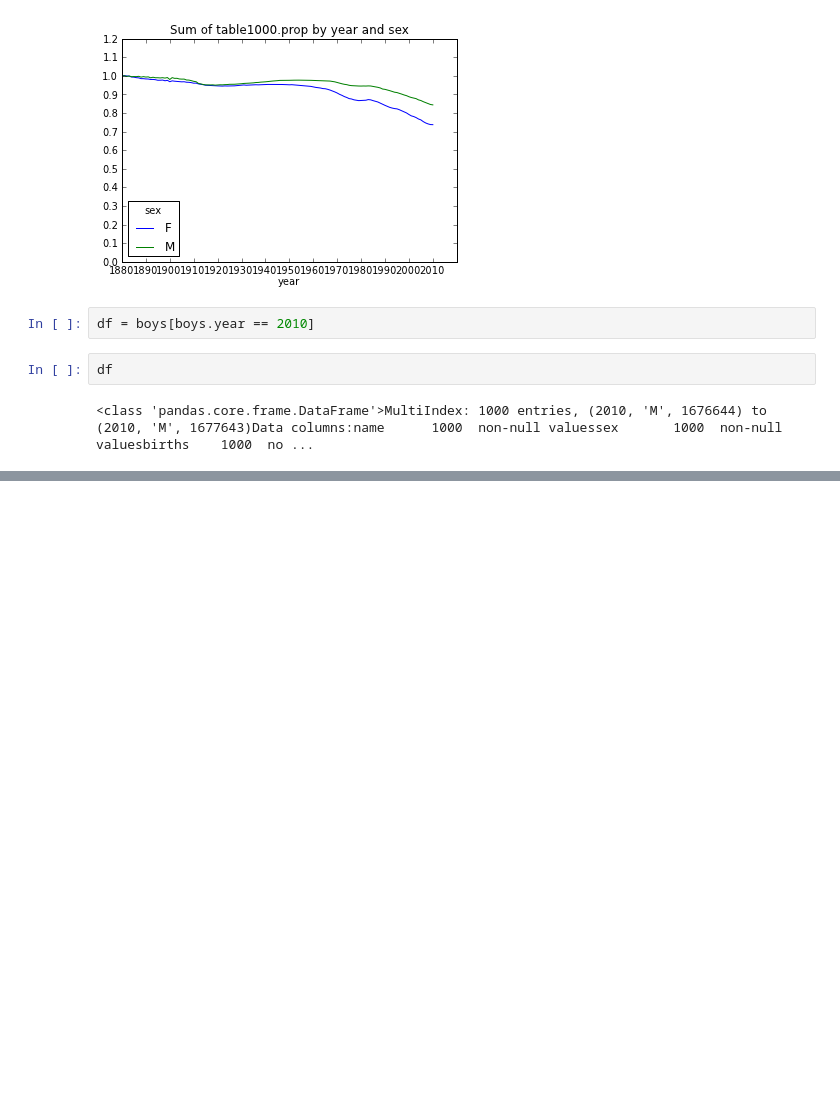
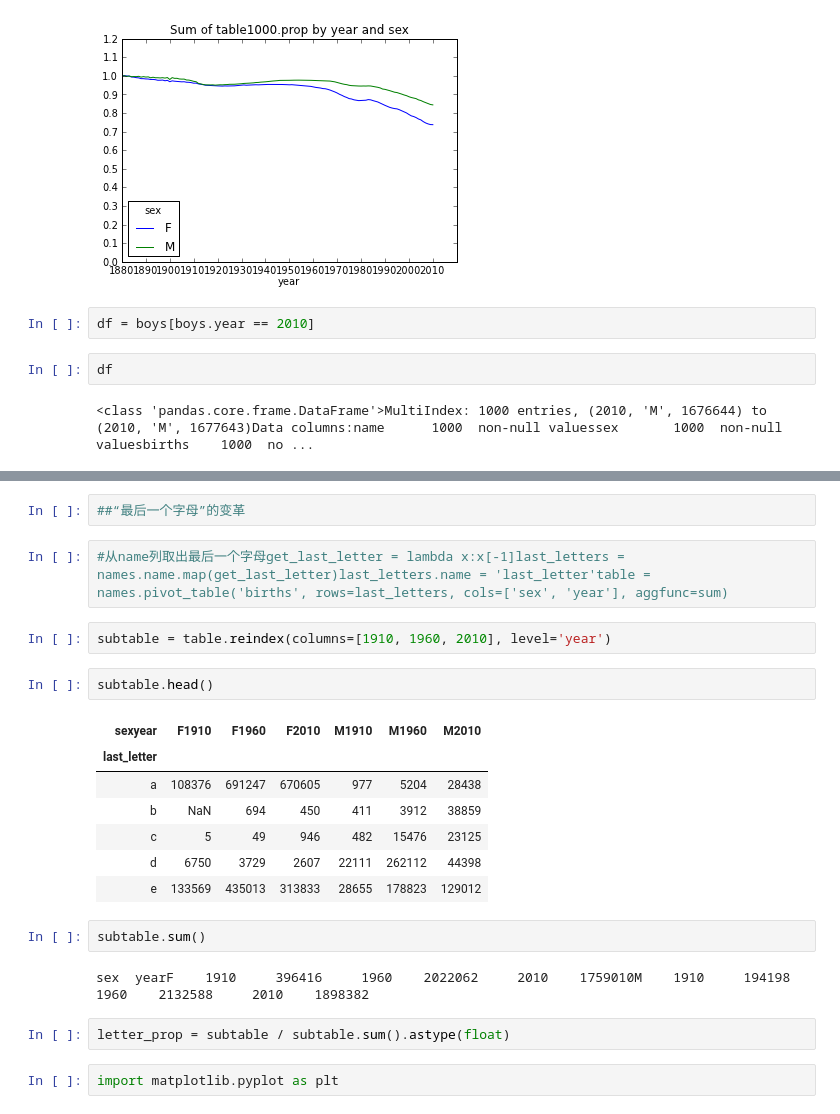
Before and after one commit to infoplat/pydata-notebook, a Jupyter notebook: names.ipynb, the cells around one changed output, grey strips where cells are left out. Drawn from its saved outputs; the diff is of its cells as text; blank space fills up the shorter version.

```diff
--- a/names.ipynb
+++ b/names.ipynb
@@ -100,0 +132,24 @@ df
+# %%
+##“最后一个字母”的变革
+# %%
+#从name列取出最后一个字母get_last_letter = lambda x:x[-1]last_letters = names.name.map(get_last_letter)last_letters.name = 'last_letter'table = names.pivot_table('births', rows=last_letters, cols=['sex', 'year'], aggfunc=sum)
+# %%
+subtable = table.reindex(columns=[1910, 1960, 2010], level='year')
+# %%
+subtable.head()
+# %% [output]
+| sexyear | F1910 | F1960 | F2010 | M1910 | M1960 | M2010 |
+| last_letter |  |  |  |  |  |  |
+| a | 108376 | 691247 | 670605 | 977 | 5204 | 28438 |
+| b | NaN | 694 | 450 | 411 | 3912 | 38859 |
+| c | 5 | 49 | 946 | 482 | 15476 | 23125 |
+| d | 6750 | 3729 | 2607 | 22111 | 262112 | 44398 |
+| e | 133569 | 435013 | 313833 | 28655 | 178823 | 129012 |
+# %%
+subtable.sum()
+# %% [output]
+sex  yearF    1910     396416     1960    2022062     2010    1759010M    1910     194198     1960    2132588     2010    1898382
+# %%
+letter_prop = subtable / subtable.sum().astype(float)
+# %%
+import matplotlib.pyplot as plt
```
Also changed, not shown: parts of 19 cells of this notebook, 2 other files.
